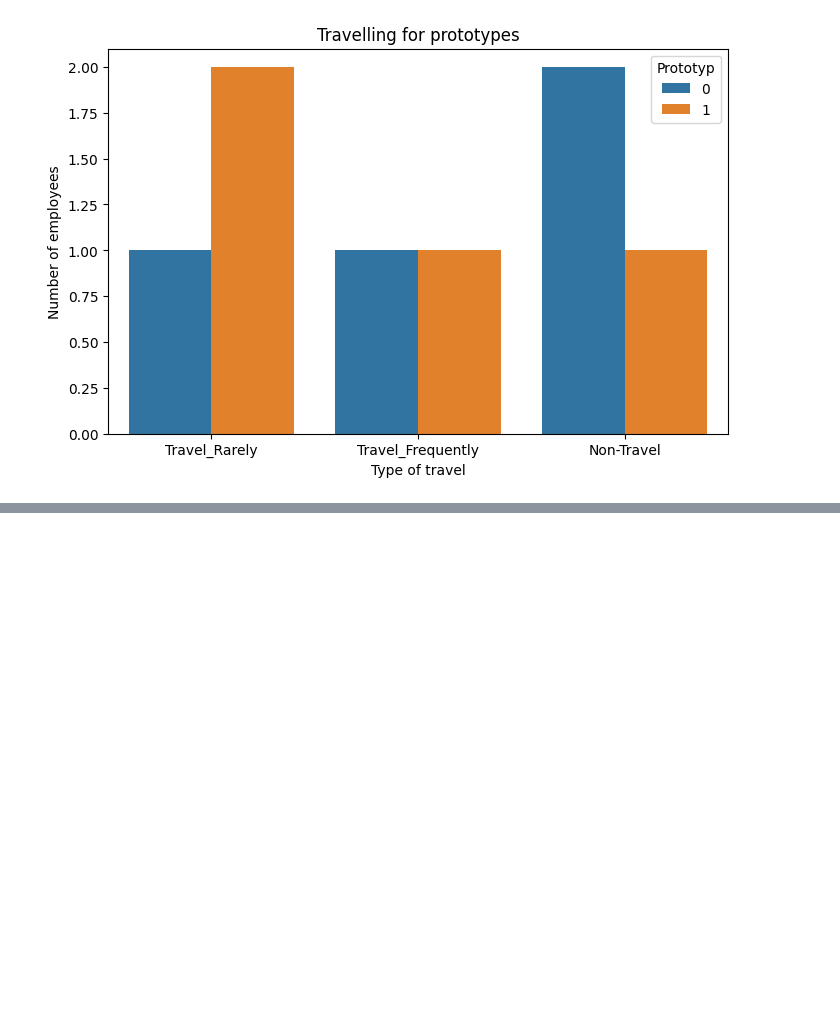
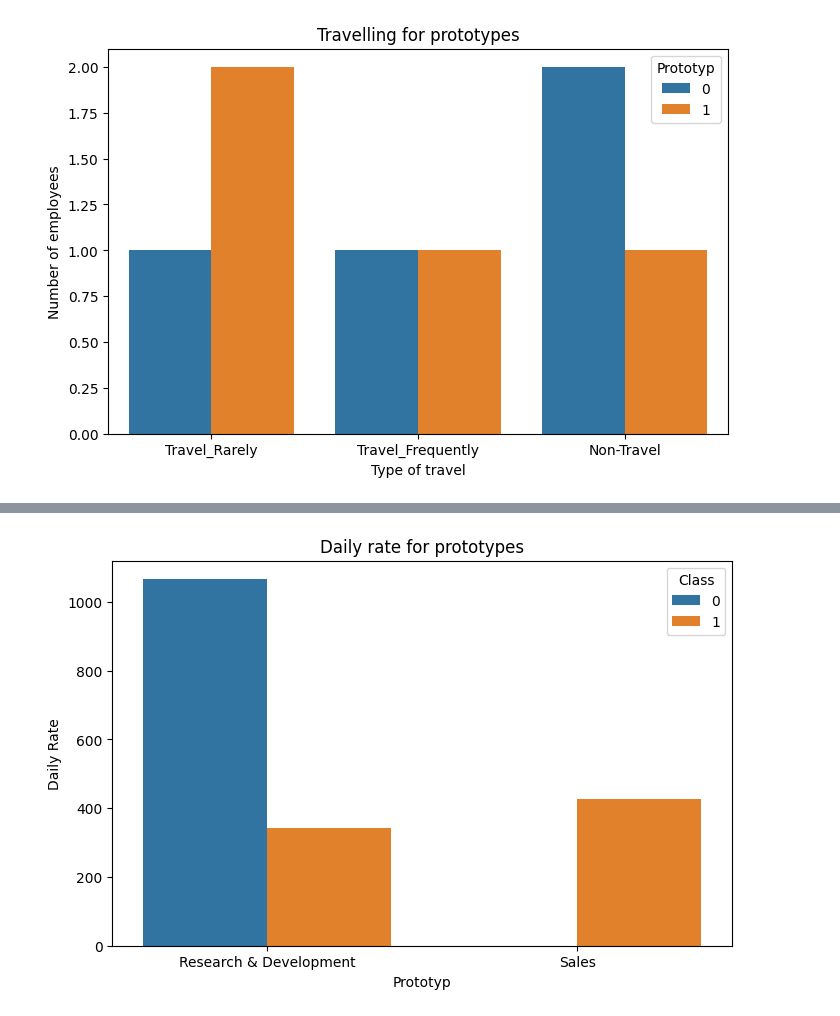
Before and after one commit to chihab4real/Explanation-Comparisons, a Jupyter notebook: mainWithPrototypes.ipynb, the cells around one changed output, grey strips where cells are left out. Cells and saved outputs as stored; diff of their text form; code cells hidden in the pictures; blank space fills up the shorter version.

```diff
--- a/mainWithPrototypes.ipynb
+++ b/mainWithPrototypes.ipynb
@@ -492,0 +526,18 @@ plt.show()
+# %%
+# making a datframe from prototype
+
+prototype_list = []
+num_of_rows = 0
+
+for key, prototype in prototypes.items():
+    print(f"Prototype {key}:")
+    print(prototype.head())
+
+    num_of_rows += len(prototype)
+    # Adding a column, so we know which class it is
+    prototype['Class'] = key
+    prototype_list.append(prototype)
+
+prototypes_df = pd.concat(prototype_list, ignore_index=True)
+prototypes_df.head(num_of_rows)
+prototypes_df.columns
@@ -492,0 +613,13 @@ plt.show()
+# %%
+# Making smaller dataframe
+avg_daily_rate = prototypes_df.groupby(['Department', 'Class'])['DailyRate'].mean().reset_index()
+
+# Plotting
+plt.figure(figsize=(8, 5))
+sns.barplot(x='Department', y='DailyRate', data=avg_daily_rate,  hue='Class')
+plt.title('Daily rate for prototypes')
+plt.xlabel('Prototyp')
+plt.ylabel('Daily Rate')
+plt.show()
+# %% [output]
+[figure, added]
```
Also changed, not shown: parts of 12 cells of this notebook.
